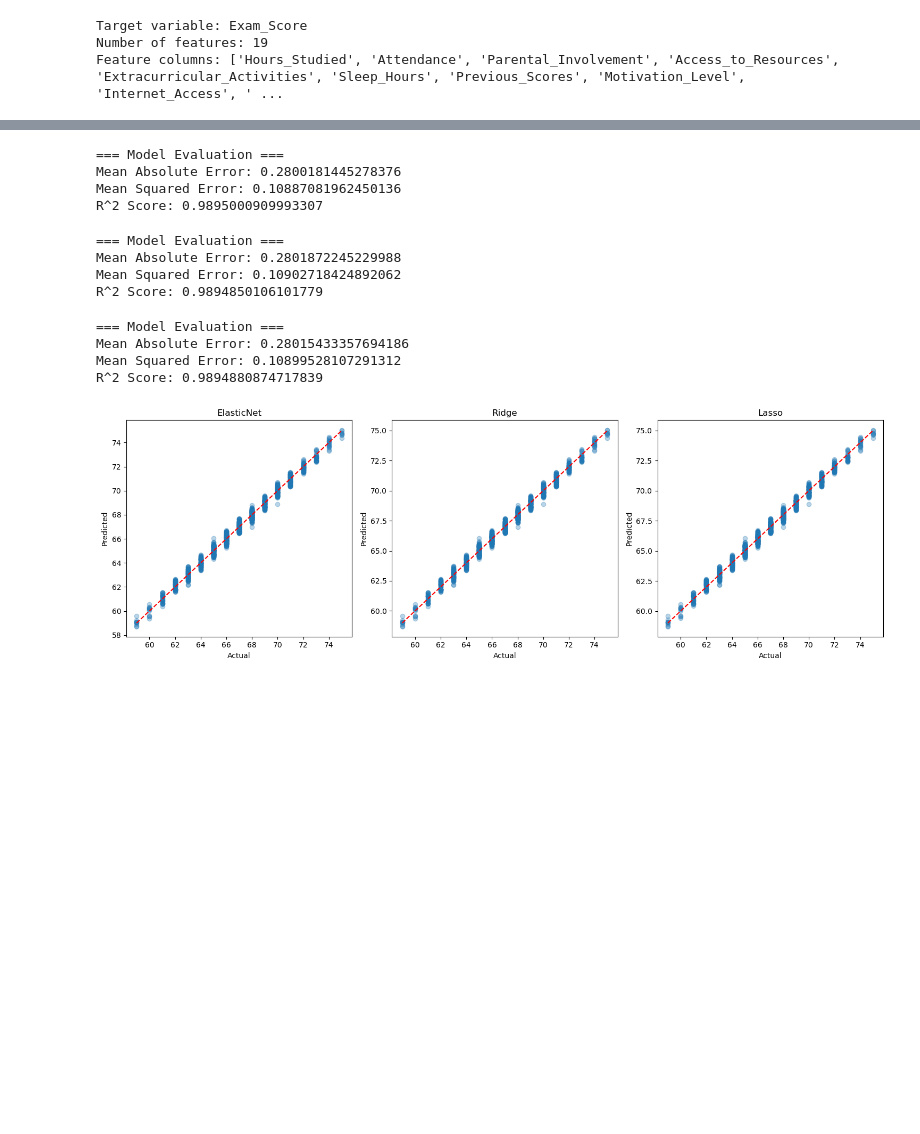
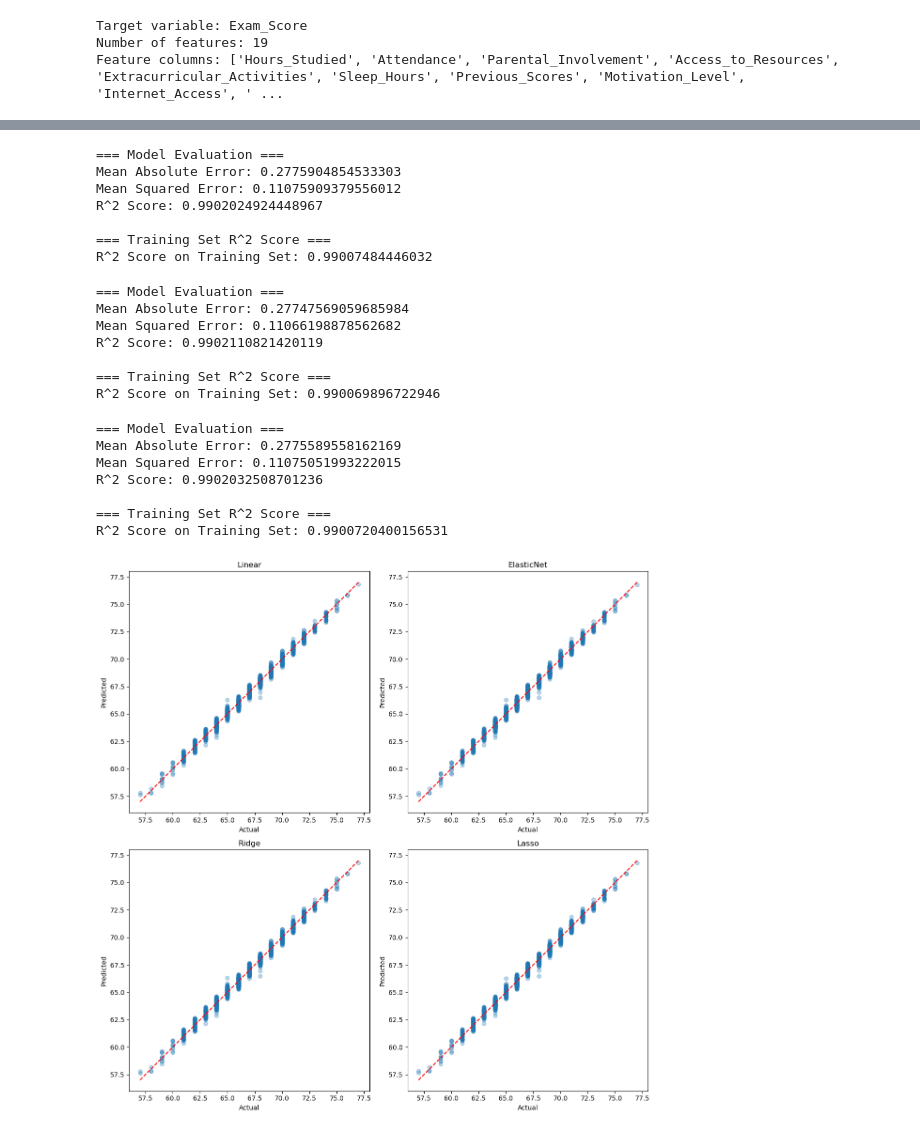
Before and after one commit to EarlClydeeee/pattern_recognition, a Jupyter notebook: student_performance.ipynb, the cells around one changed output, grey strips where cells are left out. Saved outputs shown, nothing was run; the diff lists cells and outputs as text; code cells hidden in the pictures; blank space fills up the shorter version.

Commit message:
improved model results + papogi

```diff
--- a/student_performance.ipynb
+++ b/student_performance.ipynb
@@ -129,21 +130,24 @@ plt.show()
 # %% [output]
 [figure]
 # %%
-# Apply IQR to filter out rows with extreme values in ANY numerical column
+# Apply selective IQR method to remove outliers
 df_cleaned = df.copy()
 
 for col in num_cols:
+    multiplier = 1.5
+
+    # Use higher multiplier to only filter extreme outliers for Exam_Score
+    if col == "Exam_Score":
+        multiplier = 2.0
+
     Q1 = df_cleaned[col].quantile(0.25)
     Q3 = df_cleaned[col].quantile(0.75)
     IQR = Q3 - Q1
 
-    lower_bound = Q1 - (1.5 * IQR)
-    upper_bound = Q3 + (1.5 * IQR)
+    lower_bound = Q1 - (multiplier * IQR)
+    upper_bound = Q3 + (multiplier * IQR)
 
-    # Keep only rows within bounds
     df_cleaned = df_cleaned[
         (df_cleaned[col] >= lower_bound) &
         (df_cleaned[col] <= upper_bound)
     ]
-
-print("Outliers successfully removed! Dataset saved as 'df_cleaned'.")
@@ -269,53 +327,61 @@ R^2 Score: 0.989500092786287
 # %%
 from sklearn.linear_model import Ridge
 ridge_model = Ridge(alpha=0.001)
-ridge_model.fit(X_train, Y_train)
 evaluate_model(ridge_model)
 # %% [output]
 === Model Evaluation ===
-Mean Absolute Error: 0.2800181445278376
-Mean Squared Error: 0.10887081962450136
-R^2 Score: 0.9895000909993307
+Mean Absolute Error: 0.2775904854533303
+Mean Squared Error: 0.11075909379556012
+R^2 Score: 0.9902024924448967
+
+=== Training Set R^2 Score ===
+R^2 Score on Training Set: 0.99007484446032
 # %%
 from sklearn.linear_model import Lasso
 lasso_model = Lasso(alpha=0.001)
-lasso_model.fit(X_train, Y_train)
 evaluate_model(lasso_model)
 # %% [output]
 === Model Evaluation ===
-Mean Absolute Error: 0.2801872245229988
-Mean Squared Error: 0.10902718424892062
-R^2 Score: 0.9894850106101779
+Mean Absolute Error: 0.27747569059685984
+Mean Squared Error: 0.11066198878562682
+R^2 Score: 0.9902110821420119
+
+=== Training Set R^2 Score ===
+R^2 Score on Training Set: 0.990069896722946
 # %%
 from sklearn.linear_model import ElasticNet
 elastic_model = ElasticNet(alpha=0.001)
-elastic_model.fit(X_train, Y_train)
 evaluate_model(elastic_model)
 # %% [output]
 === Model Evaluation ===
-Mean Absolute Error: 0.28015433357694186
-Mean Squared Error: 0.10899528107291312
-R^2 Score: 0.9894880874717839
+Mean Absolute Error: 0.2775589558162169
+Mean Squared Error: 0.11075051993222015
+R^2 Score: 0.9902032508701236
+
+=== Training Set R^2 Score ===
+R^2 Score on Training Set: 0.9900720400156531
 # %%
 import matplotlib.pyplot as plt
 
 models = {
+    'Linear': linear_model,
     'ElasticNet': elastic_model,
     'Ridge': ridge_model,
     'Lasso': lasso_model
 }
 
-fig, axes = plt.subplots(1, 3, figsize=(15, 5))
+fig, axes = plt.subplots(2, 2, figsize=(12, 12))
+axes = axes.flatten()
 
 for ax, (name, model) in zip(axes, models.items()):
     Y_pred = model.predict(X_test)
     ax.scatter(Y_test, Y_pred, alpha=0.3)
     ax.plot([Y_test.min(), Y_test.max()], [Y_test.min(), Y_test.max()], 'r--')  # perfect prediction line
     ax.set_xlabel('Actual')
     ax.set_ylabel('Predicted')
     ax.set_title(name)
 
 plt.tight_layout()
 plt.show()
 # %% [output]
-[figure, old version]
+[figure, new version]
```
Also changed, not shown: parts of 14 cells of this notebook.
